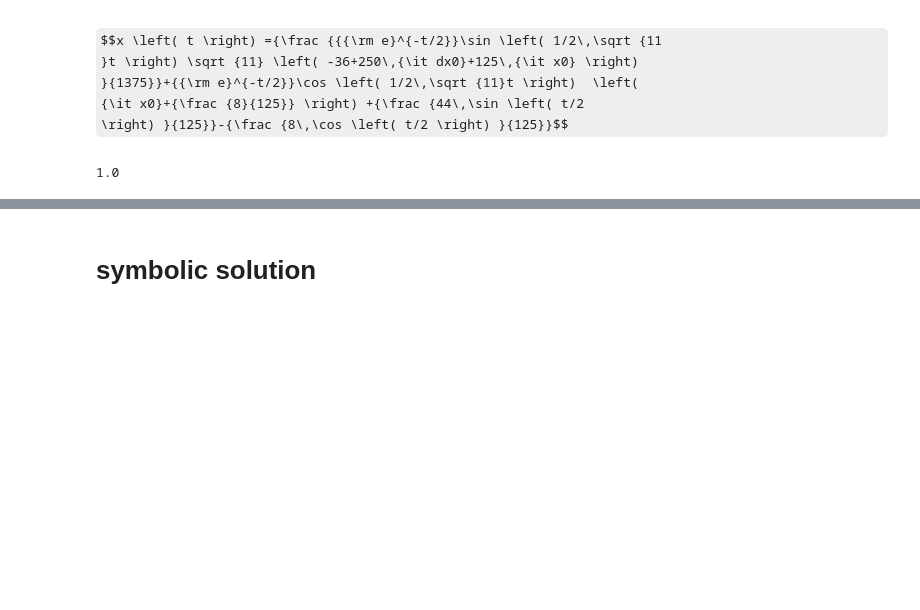
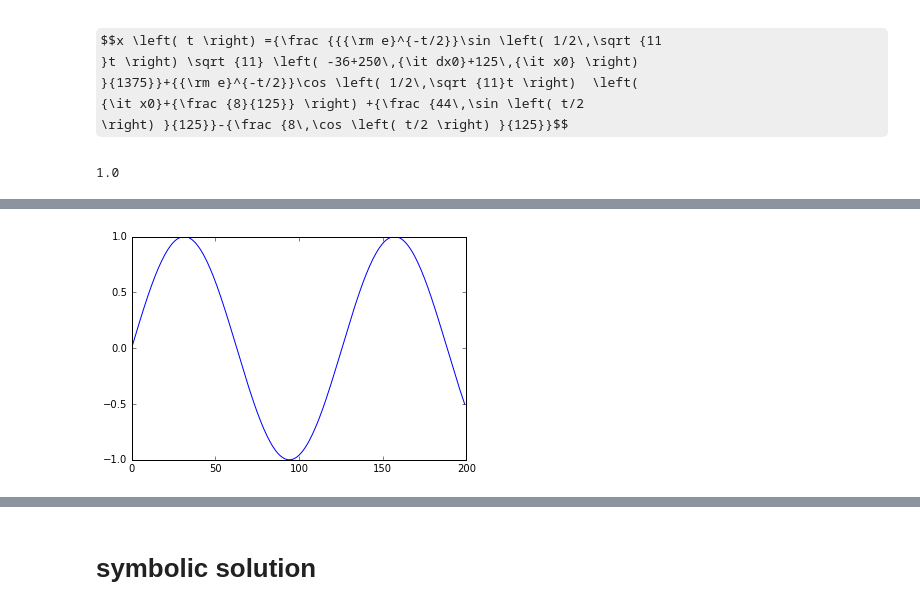
Before and after one commit to hakantiftikci/pyODEIVP4OEM, a Jupyter notebook: purePython/develope_purePython_RK_framework.ipynb, the cells around one changed output, grey strips where cells are left out. Saved outputs shown, nothing was run; the diff lists cells and outputs as text; code cells hidden in the pictures; some formulas as TeX source; blank space fills up the shorter version.

```diff
--- a/purePython/develope_purePython_RK_framework.ipynb
+++ b/purePython/develope_purePython_RK_framework.ipynb
@@ -285,0 +320,4 @@ plt.plot(tv,yAnalytical,'ro',mec='red')
+# %%
+plt.plot(uv[:,0]);
+# %% [output]
+[figure, added]
```
Also changed, not shown: parts of 28 cells of this notebook.
